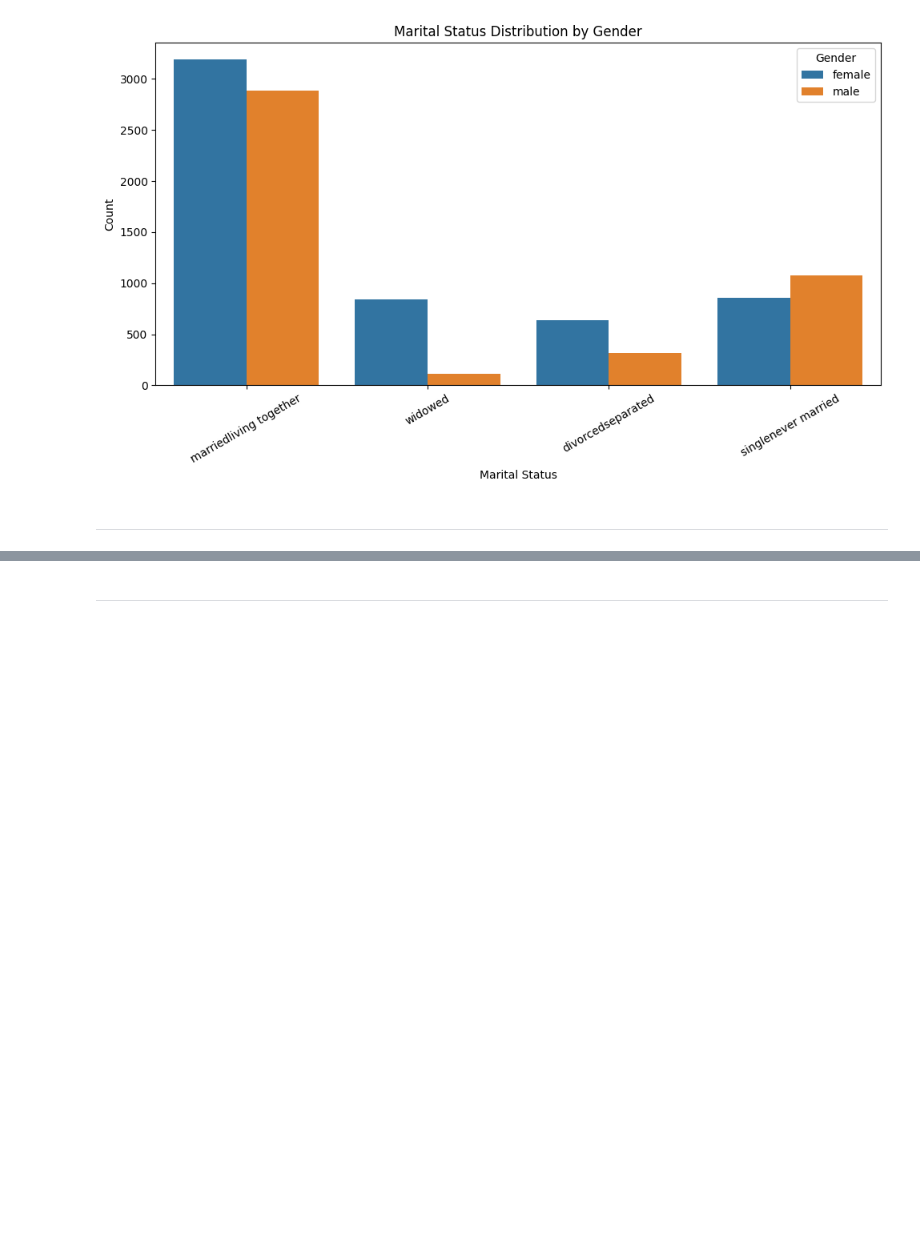
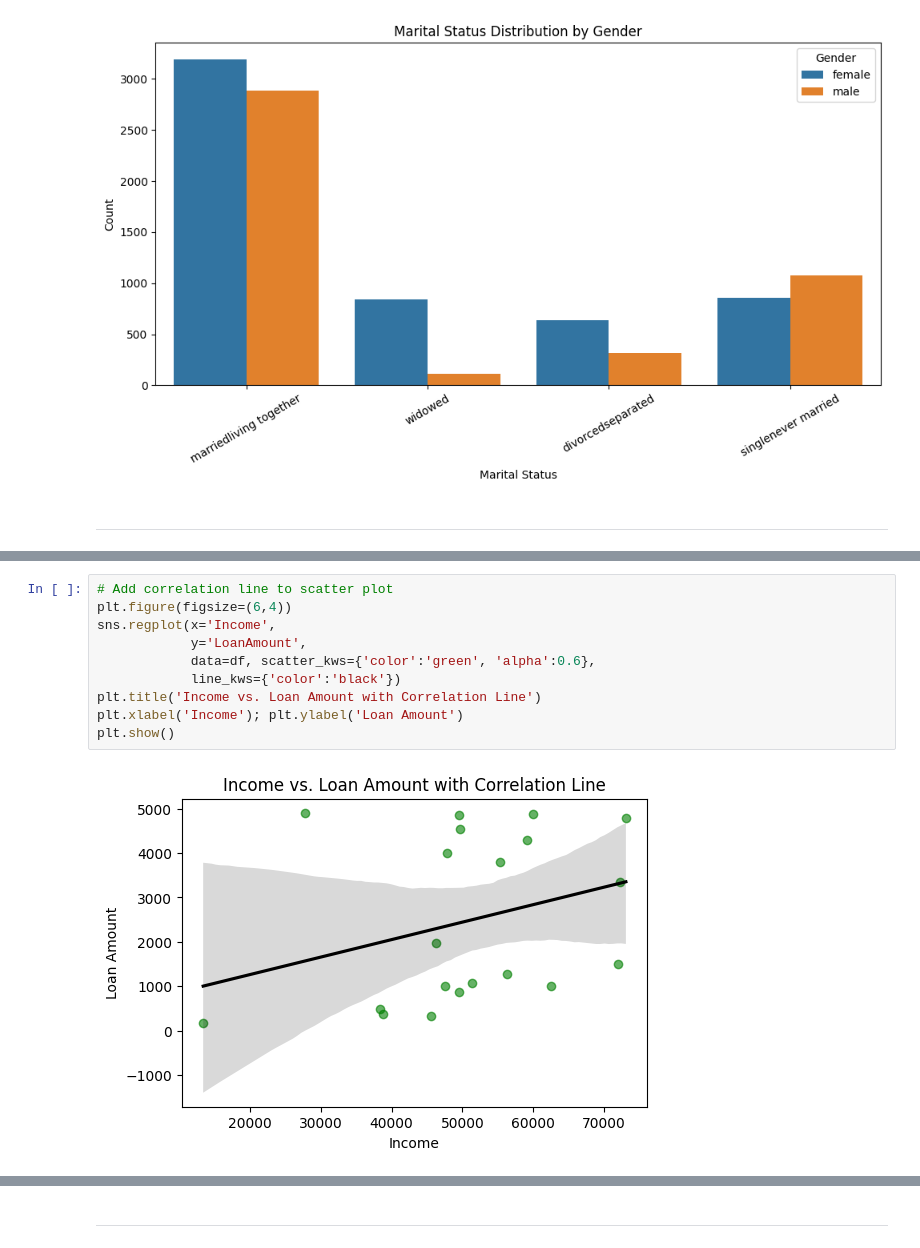
Before and after one commit to datasafariio/AI-bootcamp-fall2025, a Jupyter notebook: Session4/Session4_EDA_Distribution_Modified.ipynb, the cells around one changed output, grey strips where cells are left out. Cells and saved outputs as stored; diff of their text form; blank space fills up the shorter version.

```diff
--- a/Session4/Session4_EDA_Distribution_Modified.ipynb
+++ b/Session4/Session4_EDA_Distribution_Modified.ipynb
@@ -924,0 +959,12 @@ print(corr_matrix)
+# %%
+# Add correlation line to scatter plot
+plt.figure(figsize=(6,4))
+sns.regplot(x='Income',
+            y='LoanAmount',
+            data=df, scatter_kws={'color':'green', 'alpha':0.6},
+            line_kws={'color':'black'})
+plt.title('Income vs. Loan Amount with Correlation Line')
+plt.xlabel('Income'); plt.ylabel('Loan Amount')
+plt.show()
+# %% [output]
+[figure, added]
```
Also changed, not shown: parts of 28 cells of this notebook, 5 other files.
